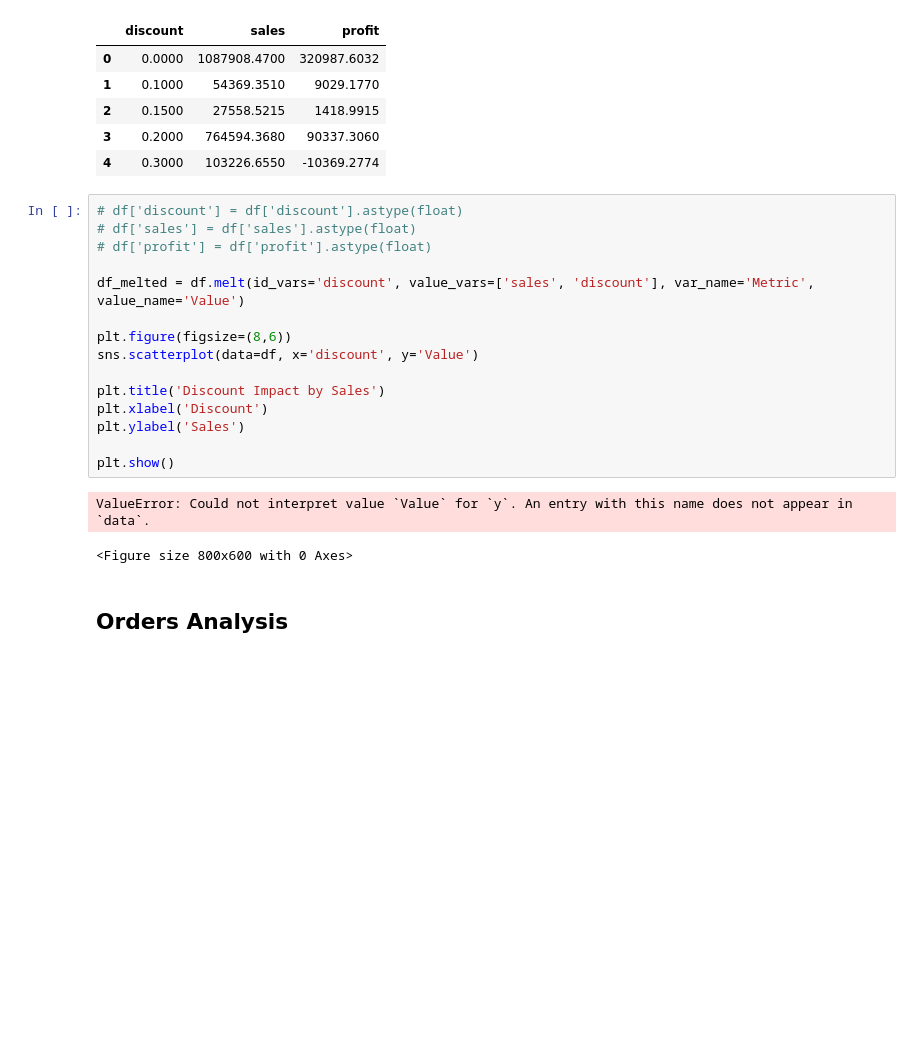
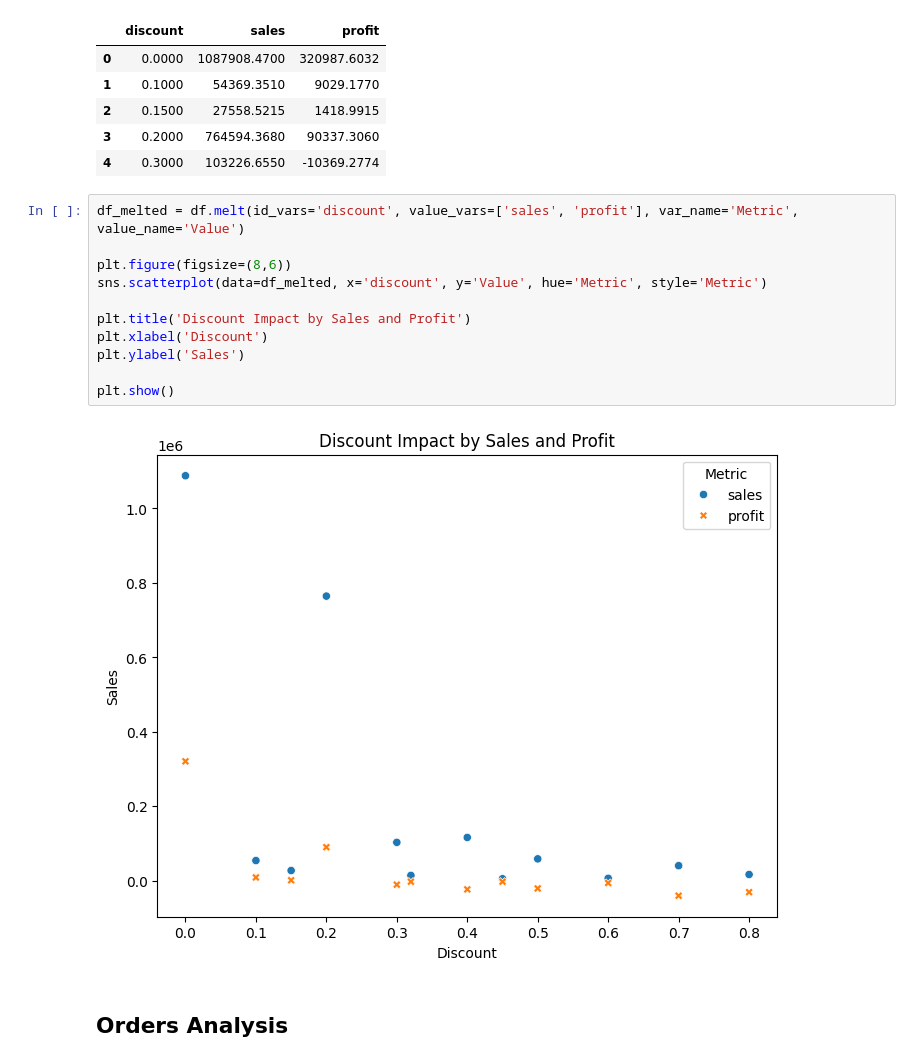
Before and after one commit to markcelemen/sales-performance-dashboard, a Jupyter notebook: eda.ipynb, the cells around one changed output. Drawn from its saved outputs; the diff is of its cells as text; blank space fills up the shorter version.

```diff
--- a/eda.ipynb
+++ b/eda.ipynb
@@ -525,23 +530,18 @@ df.head()
 | 3 | 0.2000 | 764594.3680 | 90337.3060 |
 | 4 | 0.3000 | 103226.6550 | -10369.2774 |
 # %%
-# df['discount'] = df['discount'].astype(float)
-# df['sales'] = df['sales'].astype(float)
-# df['profit'] = df['profit'].astype(float)
-
-df_melted = df.melt(id_vars='discount', value_vars=['sales', 'discount'], var_name='Metric', value_name='Value')
+df_melted = df.melt(id_vars='discount', value_vars=['sales', 'profit'], var_name='Metric', value_name='Value')
 
 plt.figure(figsize=(8,6))
-sns.scatterplot(data=df, x='discount', y='Value')
+sns.scatterplot(data=df_melted, x='discount', y='Value', hue='Metric', style='Metric')
 
-plt.title('Discount Impact by Sales')
+plt.title('Discount Impact by Sales and Profit')
 plt.xlabel('Discount')
 plt.ylabel('Sales')
 
 plt.show()
 # %% [output]
-ValueError: Could not interpret value `Value` for `y`. An entry with this name does not appear in `data`.
-<Figure size 800x600 with 0 Axes>
+[figure, added]
 # %% [markdown]
 ## Orders Analysis
 # %% [markdown]
```
Also changed, not shown: parts of 3 cells of this notebook.
